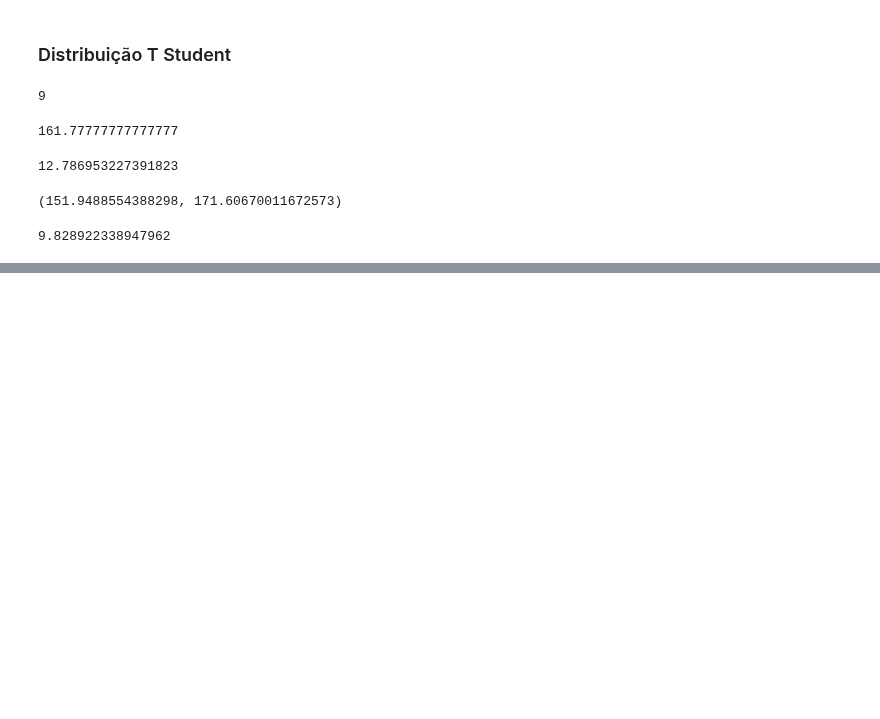
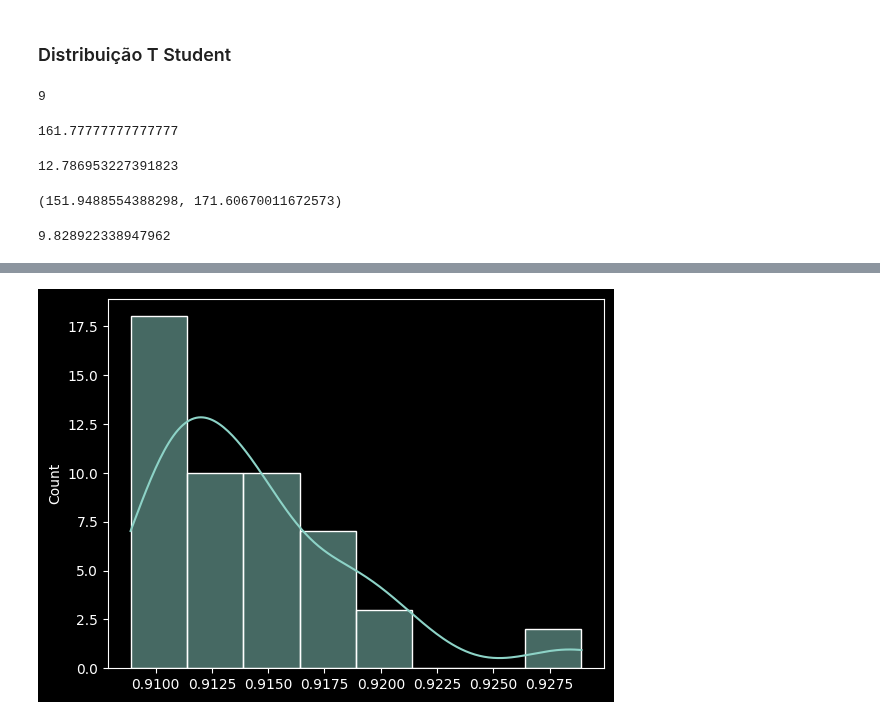
Before and after one commit to Joao-Inacio/Statistics_for-Data_Science, a Jupyter notebook: Intervalos_de_Confianca_e_Teste_de_Hipoteses/Intervalos_de_Confianca.ipynb, the cells around one changed output, grey strips where cells are left out. Saved outputs shown, nothing was run; the diff lists cells and outputs as text; code cells hidden in the pictures; blank space fills up the shorter version.

```diff
--- a/Intervalos_de_Confianca_e_Teste_de_Hipoteses/Intervalos_de_Confianca.ipynb
+++ b/Intervalos_de_Confianca_e_Teste_de_Hipoteses/Intervalos_de_Confianca.ipynb
@@ -186,0 +293,5 @@ magem_erro
+# %%
+# Gráfios
+sns.histplot(resultados_logistica_cv, kde=True);
+# %% [output]
+[figure, added]
```
Also changed, not shown: parts of 41 cells of this notebook.
